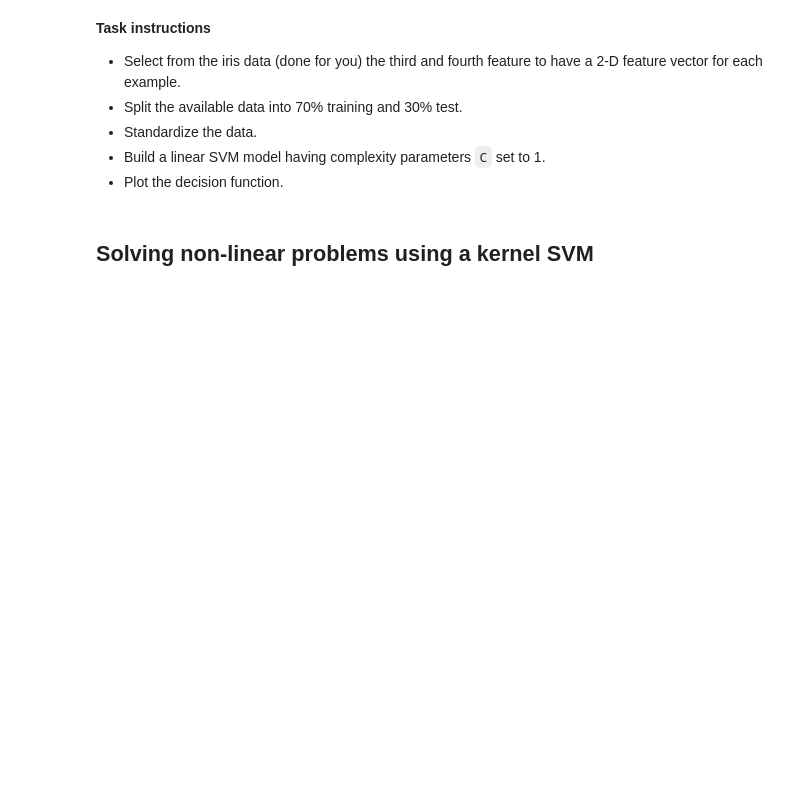
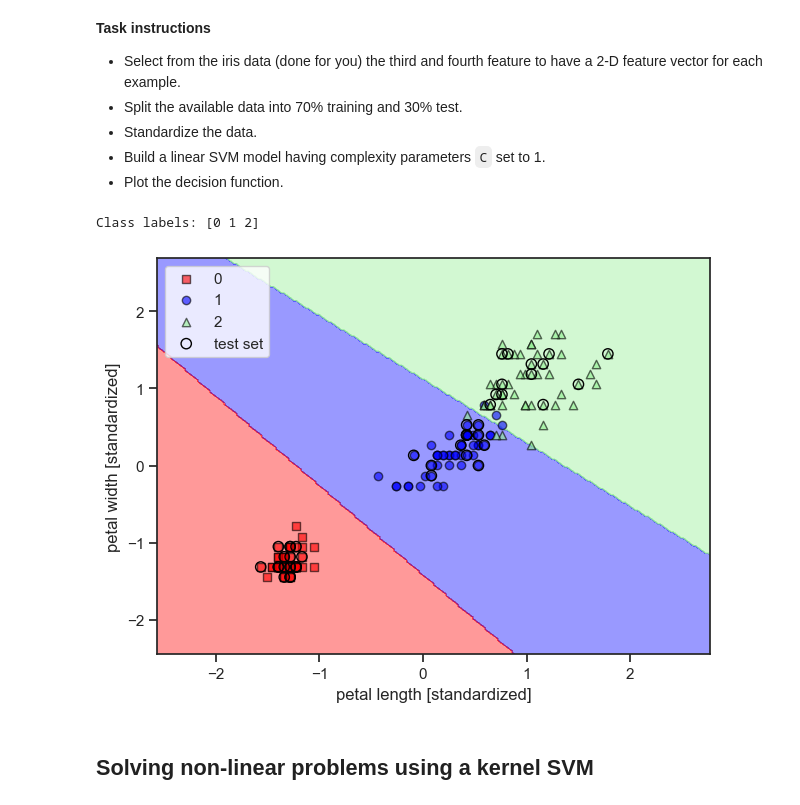
Before and after one commit to onlybuzy/Homework_VA_25, a Jupyter notebook: Classification.ipynb, the cells around one changed output. Drawn from its saved outputs; the diff is of its cells as text; code cells hidden in the pictures; blank space fills up the shorter version.

```diff
--- a/Classification.ipynb
+++ b/Classification.ipynb
@@ -330,7 +327,7 @@ First, we define a function to plot decision regions. This is already prepared f
 def plot_decision_regions(X, y, classifier, test_idx=None, resolution=0.02):
 
     # setup marker generator and color map
-    markers = ('s', 'x', 'o', '^', 'v')
+    markers = ('s', 'o', '^', 'v', '<')
     colors = ('red', 'blue', 'lightgreen', 'gray', 'cyan')
     cmap = ListedColormap(colors[:len(np.unique(y))])
 
@@ -338,7 +335,8 @@ def plot_decision_regions(X, y, classifier, test_idx=None, resolution=0.02):
     x1_min, x1_max = X[:, 0].min() - 1, X[:, 0].max() + 1
     x2_min, x2_max = X[:, 1].min() - 1, X[:, 1].max() + 1
     xx1, xx2 = np.meshgrid(np.arange(x1_min, x1_max, resolution),
-                           np.arange(x2_min, x2_max, resolution))
+                        np.arange(x2_min, x2_max, resolution))
+
     Z = classifier.predict(np.array([xx1.ravel(), xx2.ravel()]).T)
     Z = Z.reshape(xx1.shape)
     plt.contourf(xx1, xx2, Z, alpha=0.4, cmap=cmap)
@@ -349,7 +347,7 @@ def plot_decision_regions(X, y, classifier, test_idx=None, resolution=0.02):
         plt.scatter(x=X[y == cl, 0],
                     y=X[y == cl, 1],
                     alpha=0.6,
-                    c=cmap(idx),
+                    color=cmap(idx),
                     edgecolor='black',
                     marker=markers[idx],
                     label=cl)
@@ -361,7 +359,7 @@ def plot_decision_regions(X, y, classifier, test_idx=None, resolution=0.02):
 
         plt.scatter(X_test[:, 0],
                     X_test[:, 1],
-                    c='',
+                    facecolors='none',
                     alpha=1.0,
                     edgecolor='black',
                     linewidths=1,
@@ -378,39 +376,41 @@ def plot_decision_regions(X, y, classifier, test_idx=None, resolution=0.02):
 # %%
 from sklearn import datasets
 from sklearn.preprocessing import StandardScaler
 from sklearn.svm import SVC
 import numpy as np
 
 # load data
 iris = datasets.load_iris()
-X = ____
+X = iris.data[:, [2, 3]]
 y = iris.target
 
 print('Class labels:', np.unique(y))
 
 # split data
-____
-____
+X_train, X_test, y_train, y_test = train_test_split(
+    X, y, test_size=0.3, random_state=42)
 
 # standardize the features
 sc = StandardScaler()
-sc.fit(____)
+sc.fit(X)
 X_train_std = sc.transform(X_train)
 X_test_std = sc.transform(X_test)
 X_combined_std = np.vstack((X_train_std, X_test_std))
 y_combined = np.hstack((y_train, y_test))
-
 # build SVM model
-svm = SVC(____, ____, random_state=0)
-svm.fit(____, ____)
+svm = SVC(C=1, kernel='linear', random_state=0)
+svm.fit(X_train_std, y_train)
 
 plot_decision_regions(X_combined_std, y_combined,
-                      classifier=svm, test_idx=range(105, 150))
+                    classifier=svm, test_idx=range(105, 150))
 plt.xlabel('petal length [standardized]')
 plt.ylabel('petal width [standardized]')
 plt.legend(loc='upper left')
 plt.tight_layout()
 plt.show()
+# %% [output]
+Class labels: [0 1 2]
+[figure, added]
 # %% [markdown]
 ## Solving non-linear problems using a kernel SVM
 # %% [markdown]
```
Also changed, not shown: parts of 9 cells of this notebook.
